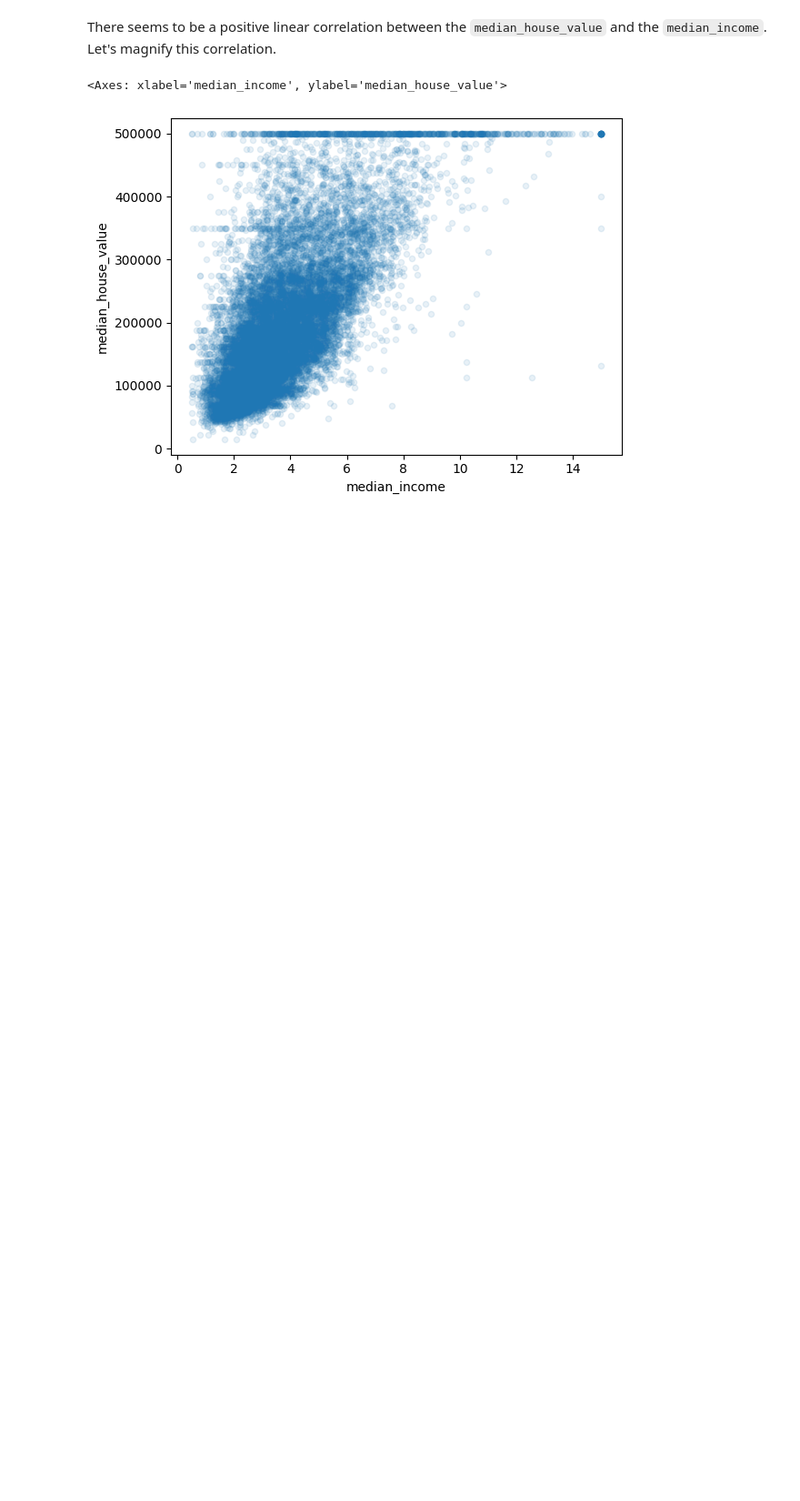
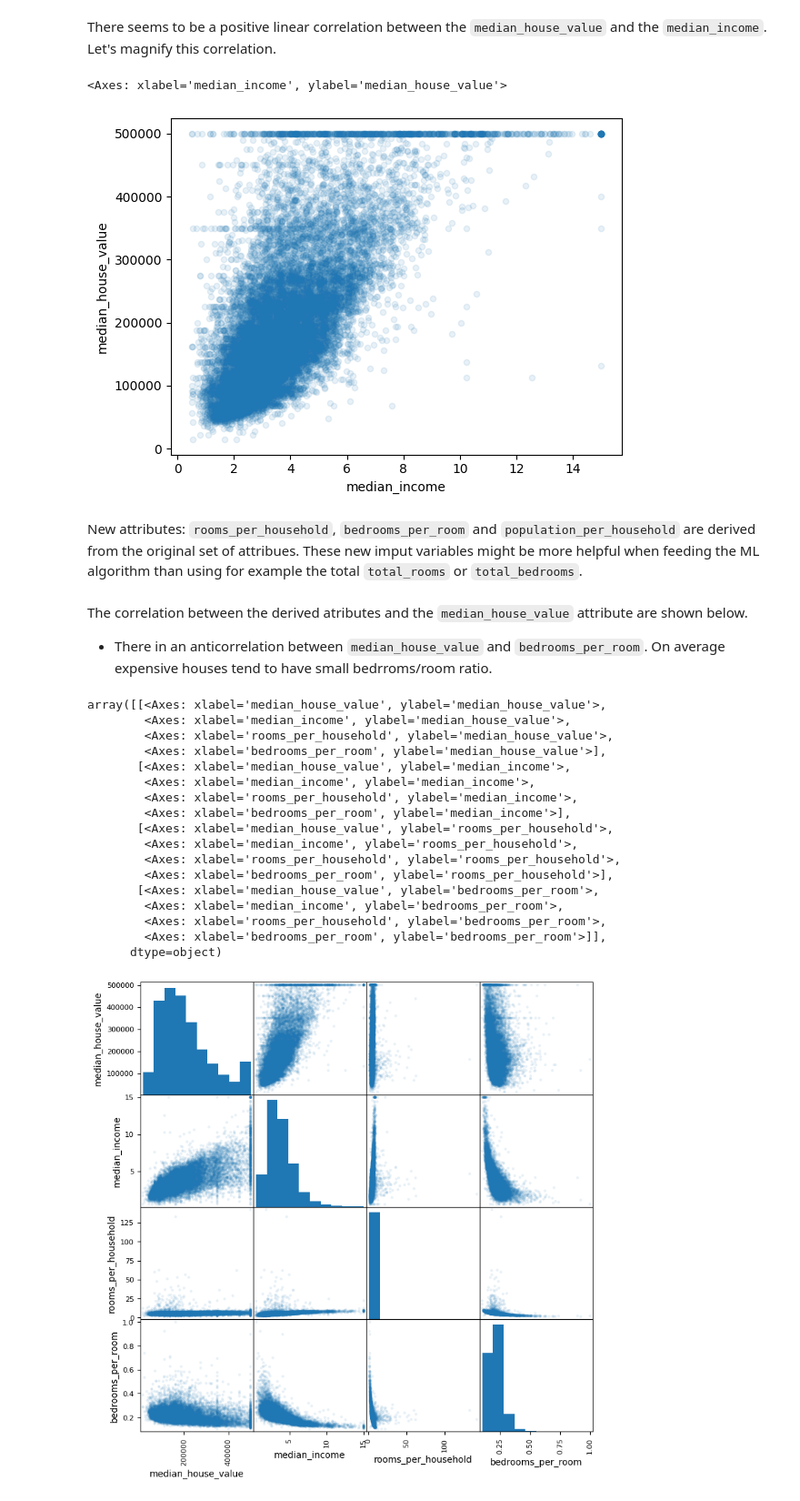
Before and after one commit to ovazque/ML, a Jupyter notebook: Housing.ipynb, the cells around one changed output. Shown at 91% size. Cells and saved outputs as stored; diff of their text form; code cells hidden in the pictures; blank space fills up the shorter version.

````diff
--- a/Housing.ipynb
+++ b/Housing.ipynb
@@ -214,3 +216,34 @@ housing.plot(kind="scatter", x="median_income", y="median_house_value",alpha=0.1
 # %% [output]
 <Axes: xlabel='median_income', ylabel='median_house_value'>
 [figure]
+# %% [markdown]
+New attributes: ```rooms_per_household```, ```bedrooms_per_room``` and ```population_per_household``` are derived from the original set of attribues. These new imput variables might be more helpful when feeding the ML algorithm than using for example the total ```total_rooms``` or ```total_bedrooms```.
+# %%
+housing["rooms_per_household"] = housing["total_rooms"]/housing["households"]
+housing["bedrooms_per_room"] = housing["total_bedrooms"]/housing["total_rooms"]
+housing["population_per_household"] = housing["population"]/housing["households"]
+# %% [markdown]
+The correlation between the derived atributes and the ```median_house_value``` attribute are shown below.
+*   There in an anticorrelation between ```median_house_value``` and ```bedrooms_per_room```. On average expensive houses tend to have small bedrroms/room ratio.
+# %%
+extended_attributes = ["median_house_value","median_income","rooms_per_household","bedrooms_per_room"]
+scatter_matrix(housing[extended_attributes],alpha=0.1,figsize=[9,9],diagonal="hist")
+# %% [output]
+array([[<Axes: xlabel='median_house_value', ylabel='median_house_value'>,
+        <Axes: xlabel='median_income', ylabel='median_house_value'>,
+        <Axes: xlabel='rooms_per_household', ylabel='median_house_value'>,
+        <Axes: xlabel='bedrooms_per_room', ylabel='median_house_value'>],
+       [<Axes: xlabel='median_house_value', ylabel='median_income'>,
+        <Axes: xlabel='median_income', ylabel='median_income'>,
+        <Axes: xlabel='rooms_per_household', ylabel='median_income'>,
+        <Axes: xlabel='bedrooms_per_room', ylabel='median_income'>],
+       [<Axes: xlabel='median_house_value', ylabel='rooms_per_household'>,
+        <Axes: xlabel='median_income', ylabel='rooms_per_household'>,
+        <Axes: xlabel='rooms_per_household', ylabel='rooms_per_household'>,
+        <Axes: xlabel='bedrooms_per_room', ylabel='rooms_per_household'>],
+       [<Axes: xlabel='median_house_value', ylabel='bedrooms_per_room'>,
+        <Axes: xlabel='median_income', ylabel='bedrooms_per_room'>,
+        <Axes: xlabel='rooms_per_household', ylabel='bedrooms_per_room'>,
+        <Axes: xlabel='bedrooms_per_room', ylabel='bedrooms_per_room'>]],
+      dtype=object)
+[figure, added]
````
Also changed, not shown: parts of 14 cells of this notebook.
